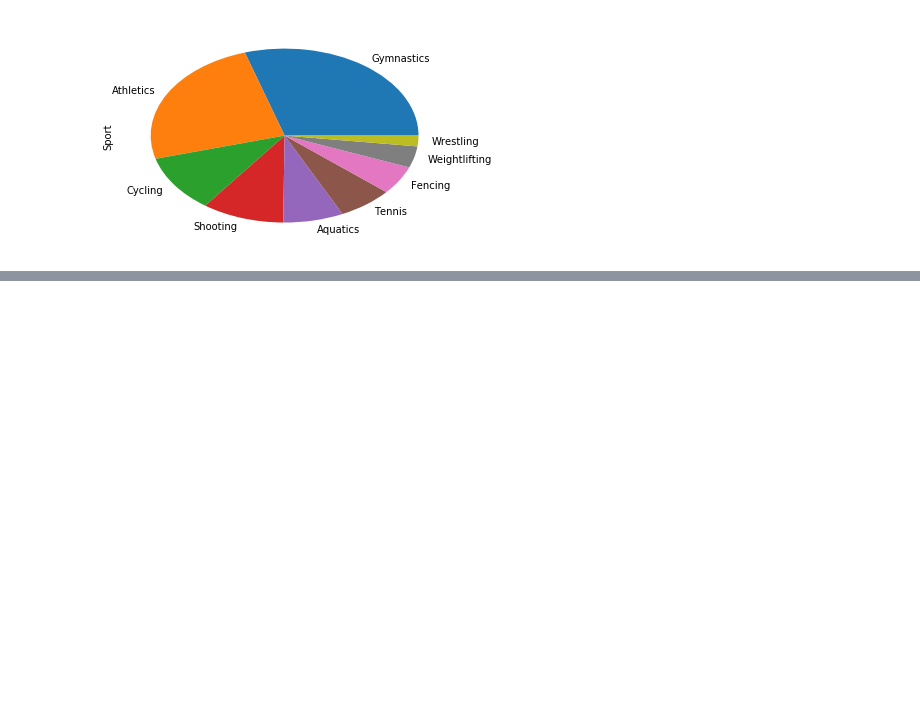
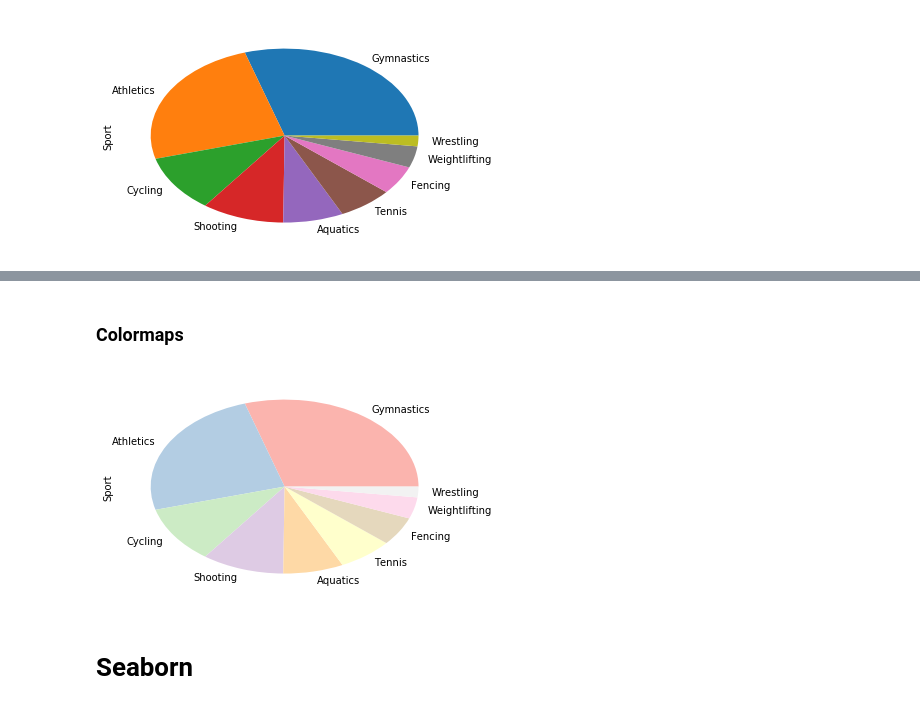
Before and after one commit to zrayyes/Training, a Jupyter notebook: Python Data Science/Pandas Essential Training/Basic Plotting.ipynb, the cells around one changed output, grey strips where cells are left out. Saved outputs shown, nothing was run; the diff lists cells and outputs as text; code cells hidden in the pictures; blank space fills up the shorter version.

Commit message:
Basic seaborn

```diff
--- a/Python Data Science/Pandas Essential Training/Basic Plotting.ipynb
+++ b/Python Data Science/Pandas Essential Training/Basic Plotting.ipynb
@@ -40,0 +47,8 @@ fo.Sport.value_counts().plot(kind='pie');
+# %% [markdown]
+### Colormaps
+# %%
+fo.Sport.value_counts().plot(kind='pie',colormap='Pastel1');
+# %% [output]
+[figure, added]
+# %% [markdown]
+# Seaborn
```
Also changed, not shown: parts of 4 cells of this notebook.
